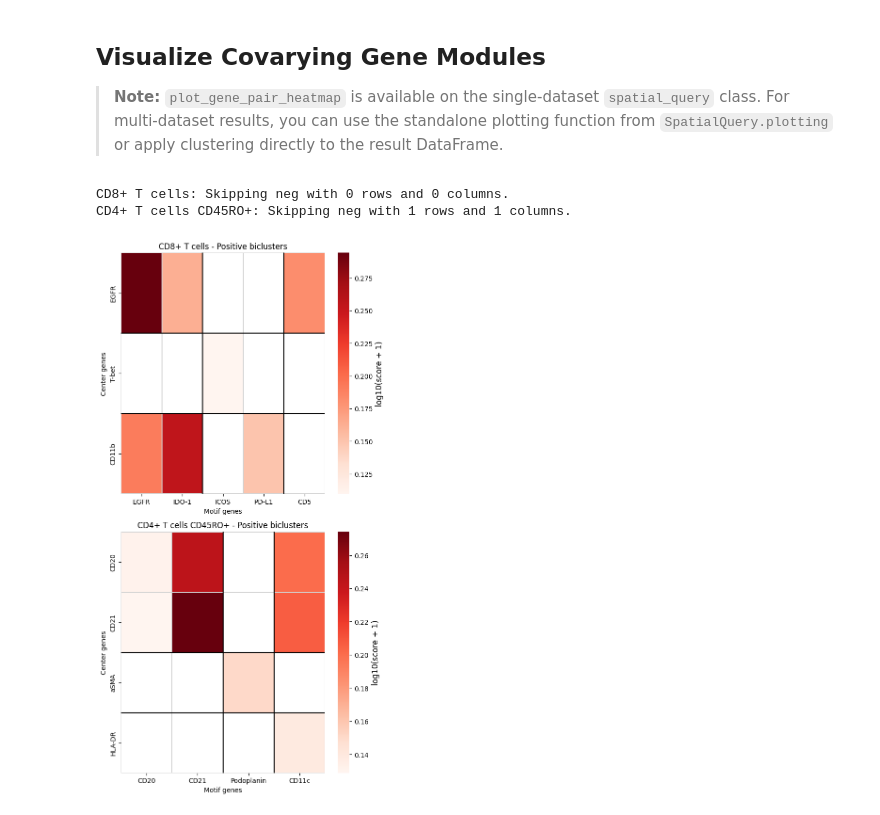
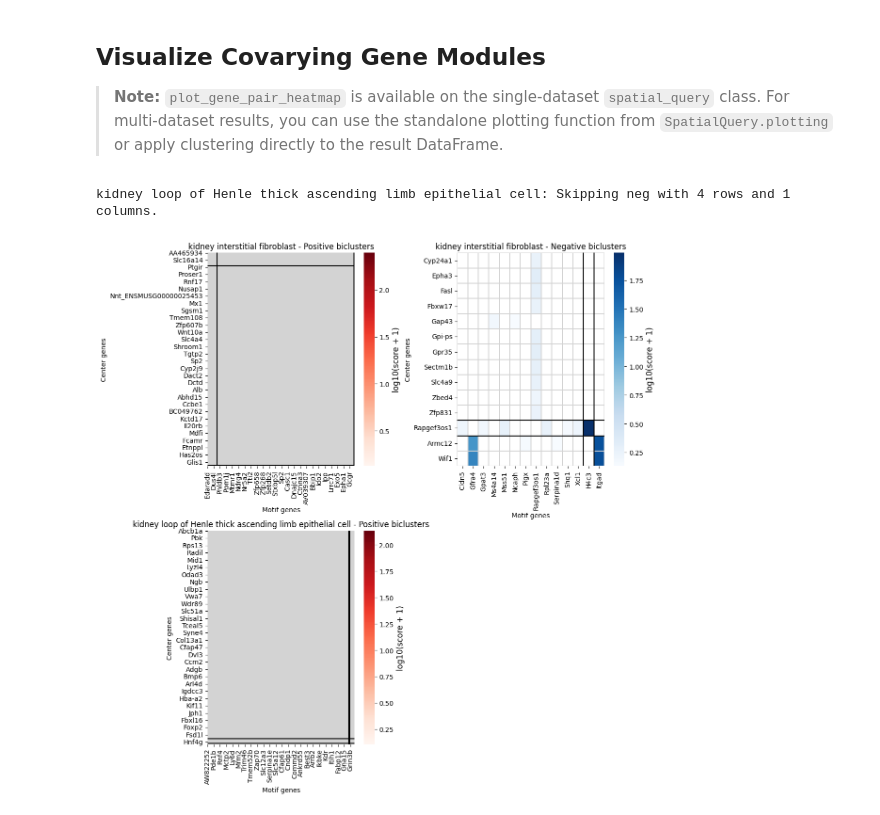
Before and after one commit to ShaokunAn/Spatial-Query, a Jupyter notebook: docs/examples/multi_gene_gene_covariation.ipynb, the cells around one changed output. Saved outputs shown, nothing was run; the diff lists cells and outputs as text; code cells hidden in the pictures.

Commit message:
update examples to kidney data, simplify installation

```diff
--- a/docs/examples/multi_gene_gene_covariation.ipynb
+++ b/docs/examples/multi_gene_gene_covariation.ipynb
@@ -108,0 +105,3 @@ dii = "DII"
+# %%
+valid_ds_names = list(set(s.dataset.split('_')[0] for s in spm.spatial_queries))
+valid_ds_names
@@ -108,0 +113,17 @@ dii = "DII"
+# %%
+# Select top 3000 HVGs per condition and take the union
+tt1 = np.array([f.replace('_','-') for f in dataset_names])
+selected_genes = {}
+tt2 = []
+for adata in adatas:
+    adata.var_names = adata.var[feature_name]
+    tt2.append(adata)
+
+for ds in valid_ds_names:
+    mask = np.where(tt1 == ds)[0]
+    adata_sub = ad.concat([tt2[i].copy() for i in mask], join='inner')
+    print(f"{ds}: {adata_sub.shape}")
+    sc.pp.normalize_total(adata_sub)
+    sc.pp.log1p(adata_sub)
+    sc.pp.highly_variable_genes(adata_sub, n_top_genes=3000)
+    selected_genes[ds] = adata_sub.var[adata_sub.var['highly_variable']].index.tolist()
@@ -109,3 +139,9 @@ dii = "DII"
+# %%
+anchor_ct = "macrophage"
+motif = ['kidney interstitial fibroblast', 'kidney loop of Henle thick ascending limb epithelial cell']
+max_dist = 5
+ds_control = 'control-UMOD-WT/WT'
+ds_case = 'ADTKD-UMOD-KI/KI'
 # %% [markdown]
 ## Method 1: Pooled Covariation (`compute_gene_gene_correlation`)
 
@@ -258,9 +276,10 @@ It tests each **non-anchor cell type separately**, so the output includes a `cel
 covarying = spm.compute_gene_gene_correlation_by_type(
     ct=anchor_ct,
     motif=motif,
-    dataset=dii,
+    dataset=ds_case,
     max_dist=max_dist,
-    alpha=0.9,  # relaxed for demo; use default 0.05 for real analysis
+    genes=selected_genes[ds_case],
+    alpha=0.05,
 )
 
 covarying_sig = covarying[covarying["if_significant"]].copy()
@@ -358,15 +369,13 @@ covarying_sig.sort_values("abs_combined_score", ascending=False).head(15)[
 # %%
 from SpatialQuery.plotting import plot_gene_pair_heatmap
 
 if len(covarying_sig) > 0:
     modules = plot_gene_pair_heatmap(
         gene_pair_df=covarying_sig,
         figsize=(12, 6),
     )
-    modules.head(10)
 else:
     print("No significant covarying gene pairs found.")
 # %% [output]
-CD8+ T cells: Skipping neg with 0 rows and 0 columns.
-CD4+ T cells CD45RO+: Skipping neg with 1 rows and 1 columns.
+kidney loop of Henle thick ascending limb epithelial cell: Skipping neg with 4 rows and 1 columns.
-[figure, old version]
+[figure, new version]
```
Also changed, not shown: parts of 29 cells of this notebook, 4 other files.
